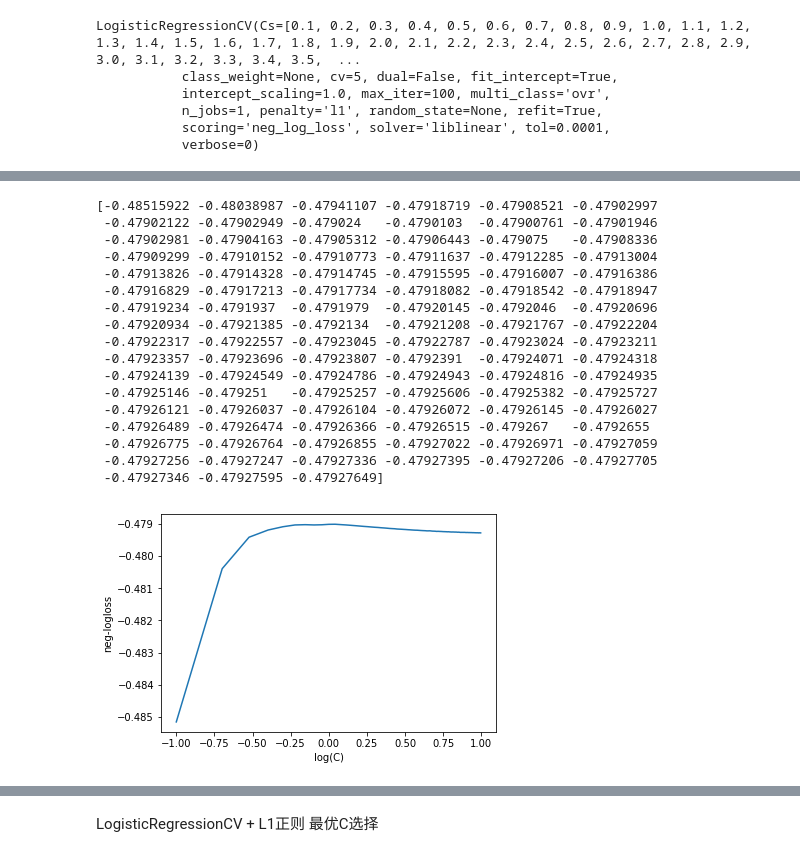
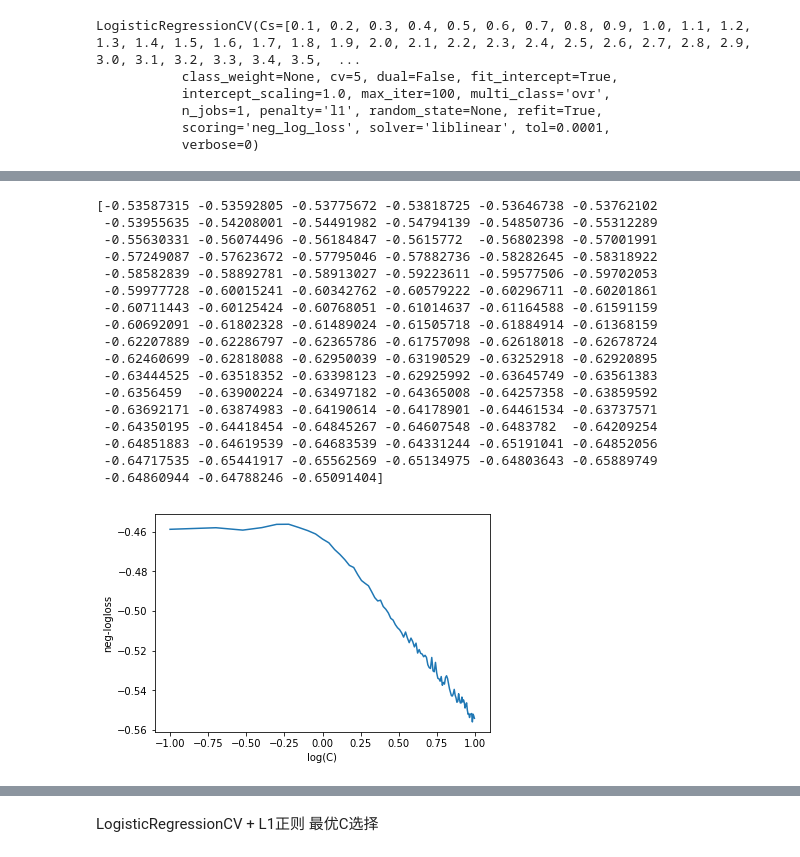
Before and after one commit to jhyehuang/LR-svm, a Jupyter notebook: 第二周进阶作业/W2-黄志杰-进阶-107158044.ipynb, the cells around one changed output, grey strips where cells are left out. Saved outputs shown, nothing was run; the diff lists cells and outputs as text; code cells hidden in the pictures.

```diff
--- a/第二周进阶作业/W2-黄志杰-进阶-107158044.ipynb
+++ b/第二周进阶作业/W2-黄志杰-进阶-107158044.ipynb
@@ -356,40 +345,40 @@ lrcv_L1.scores_
 # %%
 # dict with classes as the keys, and the values as the grid of scores obtained during cross-validating each fold,
 # Each dict value has shape (n_folds, len(Cs))
 n_Cs = len(Cs)
-n_classes = 1
+n_classes = 3
 scores =  np.zeros((n_classes,n_Cs))
 print(np.mean(lrcv_L1.scores_[1],axis = 0))
-
-scores[0][:] = np.mean(lrcv_L1.scores_[1],axis = 0)
+for j in range(n_classes):
+    scores[j][:] = np.mean(lrcv_L1.scores_[j],axis = 0)
 
 mse_mean = np.mean(scores, axis = 0)
 plt.plot(np.log10(Cs), mse_mean.reshape(n_Cs,1))
 #plt.plot(np.log10(reg.Cs)*np.ones(3), [0.28, 0.29, 0.30])
 plt.xlabel('log(C)')
 plt.ylabel('neg-logloss')
 plt.show()
 
 #print ('C is:',lr_cv.C_)  #对多类分类问题，每个类别的分类器有一个C
 # %% [output]
-[-0.48515922 -0.48038987 -0.47941107 -0.47918719 -0.47908521 -0.47902997
- -0.47902122 -0.47902949 -0.479024   -0.4790103  -0.47900761 -0.47901946
- -0.47902981 -0.47904163 -0.47905312 -0.47906443 -0.479075   -0.47908336
- -0.47909299 -0.47910152 -0.47910773 -0.47911637 -0.47912285 -0.47913004
- -0.47913826 -0.47914328 -0.47914745 -0.47915595 -0.47916007 -0.47916386
- -0.47916829 -0.47917213 -0.47917734 -0.47918082 -0.47918542 -0.47918947
- -0.47919234 -0.4791937  -0.4791979  -0.47920145 -0.4792046  -0.47920696
- -0.47920934 -0.47921385 -0.4792134  -0.47921208 -0.47921767 -0.47922204
- -0.47922317 -0.47922557 -0.47923045 -0.47922787 -0.47923024 -0.47923211
- -0.47923357 -0.47923696 -0.47923807 -0.4792391  -0.47924071 -0.47924318
- -0.47924139 -0.47924549 -0.47924786 -0.47924943 -0.47924816 -0.47924935
- -0.47925146 -0.479251   -0.47925257 -0.47925606 -0.47925382 -0.47925727
- -0.47926121 -0.47926037 -0.47926104 -0.47926072 -0.47926145 -0.47926027
- -0.47926489 -0.47926474 -0.47926366 -0.47926515 -0.479267   -0.4792655
- -0.47926775 -0.47926764 -0.47926855 -0.47927022 -0.47926971 -0.47927059
- -0.47927256 -0.47927247 -0.47927336 -0.47927395 -0.47927206 -0.47927705
- -0.47927346 -0.47927595 -0.47927649]
+[-0.53587315 -0.53592805 -0.53775672 -0.53818725 -0.53646738 -0.53762102
+ -0.53955635 -0.54208001 -0.54491982 -0.54794139 -0.54850736 -0.55312289
+ -0.55630331 -0.56074496 -0.56184847 -0.5615772  -0.56802398 -0.57001991
+ -0.57249087 -0.57623672 -0.57795046 -0.57882736 -0.58282645 -0.58318922
+ -0.58582839 -0.58892781 -0.58913027 -0.59223611 -0.59577506 -0.59702053
+ -0.59977728 -0.60015241 -0.60342762 -0.60579222 -0.60296711 -0.60201861
+ -0.60711443 -0.60125424 -0.60768051 -0.61014637 -0.61164588 -0.61591159
+ -0.60692091 -0.61802328 -0.61489024 -0.61505718 -0.61884914 -0.61368159
+ -0.62207889 -0.62286797 -0.62365786 -0.61757098 -0.62618018 -0.62678724
+ -0.62460699 -0.62818088 -0.62950039 -0.63190529 -0.63252918 -0.62920895
+ -0.63444525 -0.63518352 -0.63398123 -0.62925992 -0.63645749 -0.63561383
+ -0.6356459  -0.63900224 -0.63497182 -0.64365008 -0.64257358 -0.63859592
+ -0.63692171 -0.63874983 -0.64190614 -0.64178901 -0.64461534 -0.63737571
+ -0.64350195 -0.64418454 -0.64845267 -0.64607548 -0.6483782  -0.64209254
+ -0.64851883 -0.64619539 -0.64683539 -0.64331244 -0.65191041 -0.64852056
+ -0.64717535 -0.65441917 -0.65562569 -0.65134975 -0.64803643 -0.65889749
+ -0.64860944 -0.64788246 -0.65091404]
-[figure, old version]
+[figure, new version]
 # %%
 lrcv_L1.coef_
 # %% [output]
```
Also changed, not shown: parts of 26 cells of this notebook, 5 other files.
